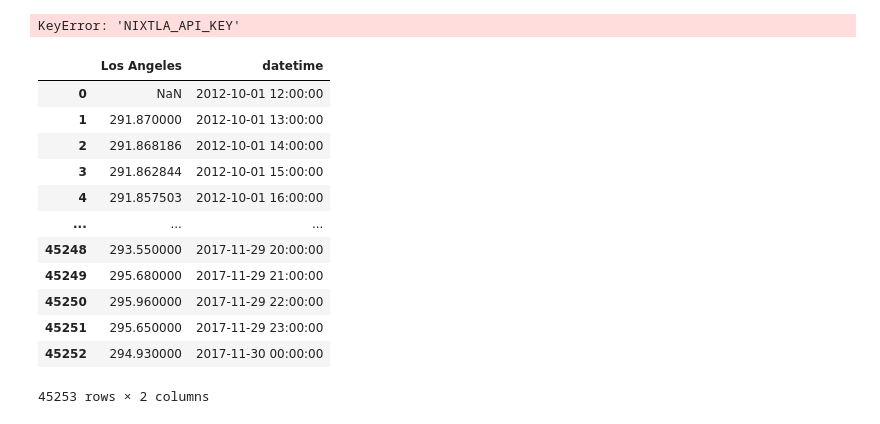
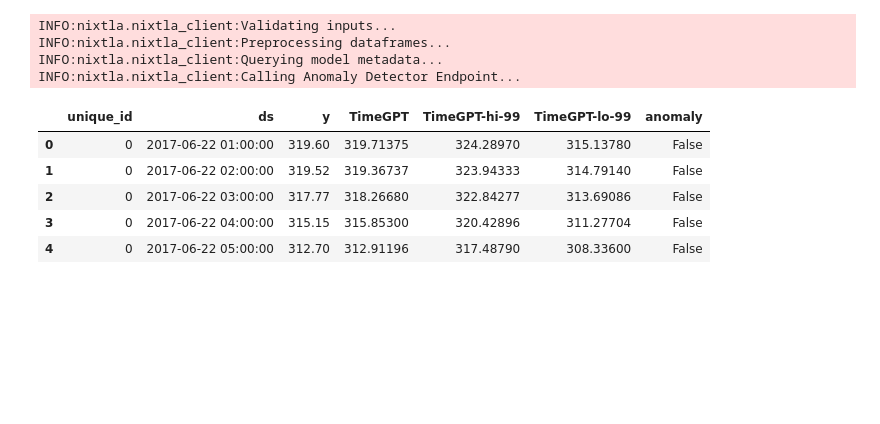
Before and after one commit to PieroPaialungaAI/AnomalyDetectionNixtla, a Jupyter notebook: temp.ipynb, the cells around one changed output. Saved outputs shown, nothing was run; the diff lists cells and outputs as text; code cells hidden in the pictures; blank space fills up the shorter version.

```diff
--- a/temp.ipynb
+++ b/temp.ipynb
@@ -17,24 +31,22 @@ import os
 import pandas as pd
 from nixtla import NixtlaClient
 
-
-NIXTLA_API_KEY = os.environ['NIXTLA_API_KEY']
-nixtla_client = NixtlaClient(api_key=NIXTLA_API_KEY)
+nixtla_client = NixtlaClient(api_key=api_key)
-# %% [output]
-KeyError: 'NIXTLA_API_KEY'
-# %%
-data.processed_data
-# %% [output]
-|  | Los Angeles | datetime |
-| 0 | NaN | 2012-10-01 12:00:00 |
-| 1 | 291.870000 | 2012-10-01 13:00:00 |
-| 2 | 291.868186 | 2012-10-01 14:00:00 |
-| 3 | 291.862844 | 2012-10-01 15:00:00 |
-| 4 | 291.857503 | 2012-10-01 16:00:00 |
-| ... | ... | ... |
-| 45248 | 293.550000 | 2017-11-29 20:00:00 |
-| 45249 | 295.680000 | 2017-11-29 21:00:00 |
-| 45250 | 295.960000 | 2017-11-29 22:00:00 |
-| 45251 | 295.650000 | 2017-11-29 23:00:00 |
-| 45252 | 294.930000 | 2017-11-30 00:00:00 |
-45253 rows × 2 columns
+# %%
+anomalies_df = nixtla_client.detect_anomalies(
+    preprocessed_data,
+    freq="H",
+    model="timegpt-1",
+)
+anomalies_df.head()
+# %% [output]
+INFO:nixtla.nixtla_client:Validating inputs...
+INFO:nixtla.nixtla_client:Preprocessing dataframes...
+INFO:nixtla.nixtla_client:Querying model metadata...
+INFO:nixtla.nixtla_client:Calling Anomaly Detector Endpoint...
+|  | unique_id | ds | y | TimeGPT | TimeGPT-hi-99 | TimeGPT-lo-99 | anomaly |
+| 0 | 0 | 2017-06-22 01:00:00 | 319.60 | 319.71375 | 324.28970 | 315.13780 | False |
+| 1 | 0 | 2017-06-22 02:00:00 | 319.52 | 319.36737 | 323.94333 | 314.79140 | False |
+| 2 | 0 | 2017-06-22 03:00:00 | 317.77 | 318.26680 | 322.84277 | 313.69086 | False |
+| 3 | 0 | 2017-06-22 04:00:00 | 315.15 | 315.85300 | 320.42896 | 311.27704 | False |
+| 4 | 0 | 2017-06-22 05:00:00 | 312.70 | 312.91196 | 317.48790 | 308.33600 | False |
```
Also changed, not shown: parts of 5 cells of this notebook, 4 other files.
